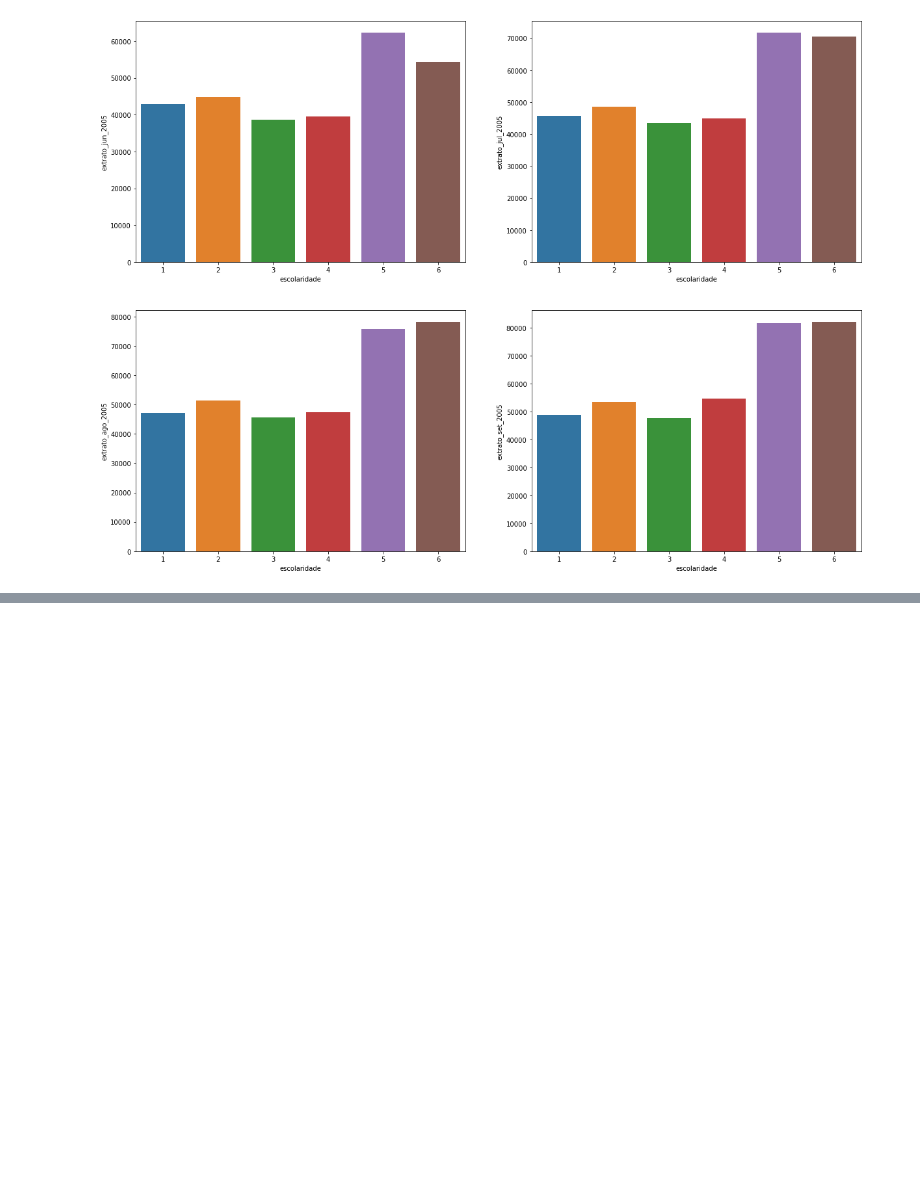
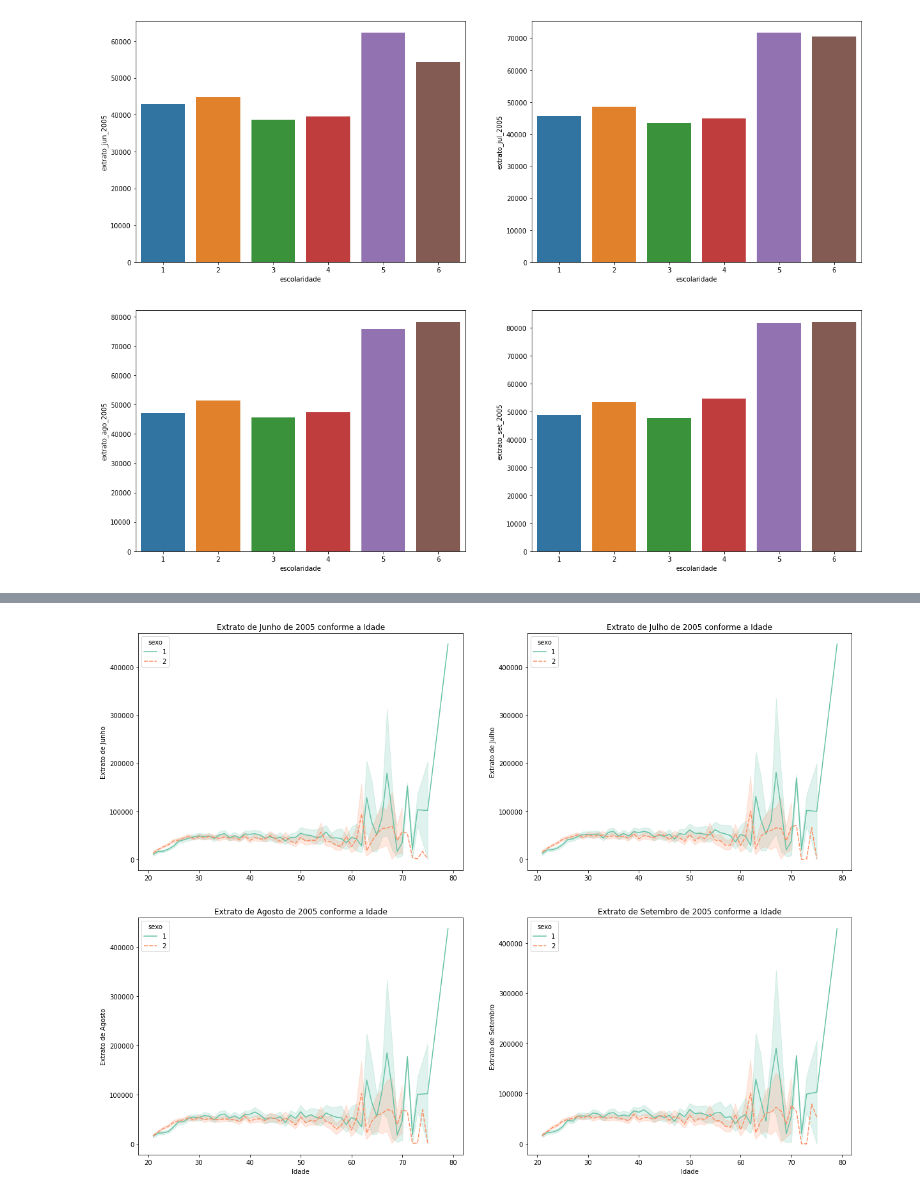
Before and after one commit to thiagot3/Vizualiza-o-de-Dados, a Jupyter notebook: Visualização de Dados.ipynb, the cells around one changed output, grey strips where cells are left out. Drawn from its saved outputs; the diff is of its cells as text; code cells hidden in the pictures; blank space fills up the shorter version.

```diff
--- a/Visualização de Dados.ipynb
+++ b/Visualização de Dados.ipynb
@@ -129,0 +173,22 @@ fig.show()
+# %%
+#     Gráficos de linha usando Seaborn
+    #     Analisando Extrato Bancário dos Clientes
+
+#     Criando Matriz de Gráficos de 2 x 2 e  definindo tamanho
+fig, axes = plt.subplots(2, 2, figsize = (20, 15), facecolor = "w")
+#     Preenchendo cada plano cartesiano categorizando pelo sexo(hue =) e estilisando o gráfico
+    #     1- Masculino    2- Feminino
+sns.lineplot(data = credit, x = "idade", y = "extrato_jun_2005",
+             hue = "sexo", style = "sexo", palette = "Set2", ax = axes[0,0]).set(
+    title = "Extrato de Junho de 2005 conforme a Idade", xlabel = None, ylabel = "Extrato de Junho")
+sns.lineplot(data = credit, x = "idade", y = "extrato_jul_2005",
+             hue = "sexo", style = "sexo", palette = "Set2", ax = axes[0,1]).set(
+    title = "Extrato de Julho de 2005 conforme a Idade", xlabel = None, ylabel = "Extrato de Julho")
+sns.lineplot(data = credit, x = "idade", y = "extrato_ago_2005",
+             hue = "sexo", style = "sexo", palette = "Set2", ax = axes[1,0]).set(
+    title = "Extrato de Agosto de 2005 conforme a Idade", xlabel = "Idade", ylabel = "Extrato de Agosto")
+sns.lineplot(data = credit, x = "idade", y = "extrato_set_2005",
+             hue = "sexo", style = "sexo", palette = "Set2", ax = axes[1,1]).set(
+    title = "Extrato de Setembro de 2005 conforme a Idade", xlabel = "Idade", ylabel = "Extrato de Setembro");
+# %% [output]
+[figure, added]
```
Also changed, not shown: parts of 10 cells of this notebook, 2 other files.
